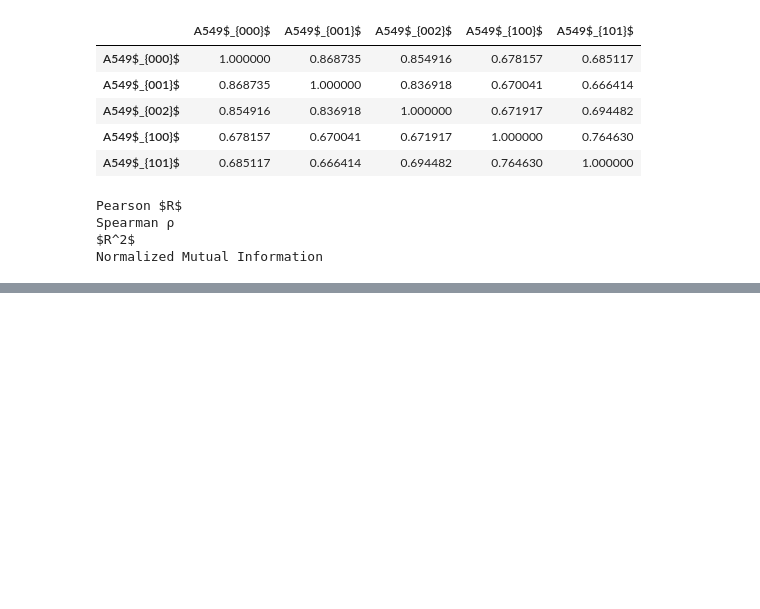
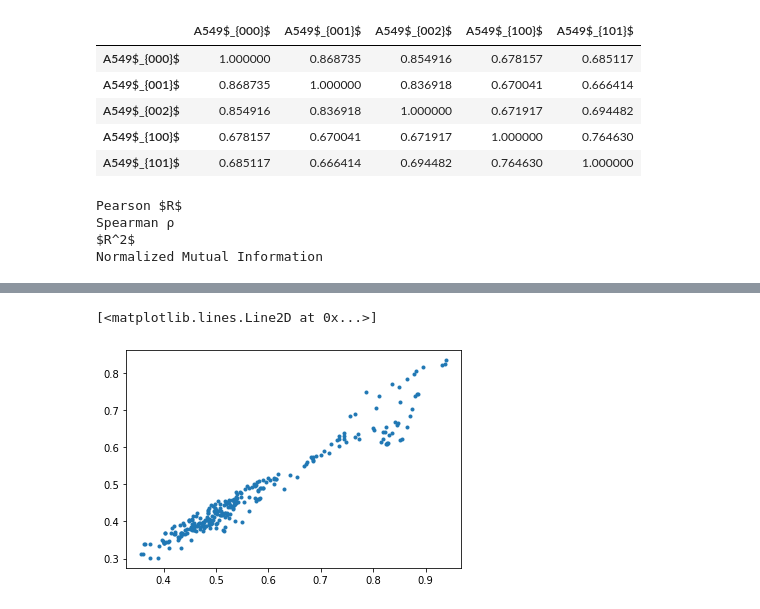
Before and after one commit to SLUR-m-Py/ATAC-seq_Simulation, a Jupyter notebook: NOTEBOOKS/Real_Correlation_Counts_with_cozeros.ipynb, the cells around one changed output, grey strips where cells are left out. Cells and saved outputs as stored; diff of their text form; code cells hidden in the pictures; blank space fills up the shorter version.

```diff
--- a/NOTEBOOKS/Real_Correlation_Counts_with_cozeros.ipynb
+++ b/NOTEBOOKS/Real_Correlation_Counts_with_cozeros.ipynb
@@ -345,0 +404,19 @@ fig.text(0.92,0.5,'Statistic Value',fontsize=16,va='center',ha='center',rotation
+# %%
+def undermask(df):
+
+    mask = np.ones(df.shape,dtype='bool')
+    mask[np.triu_indices(len(df))] = False
+
+    temp = np.concatenate(df.mask(~mask).values)
+
+    return temp[~(np.isnan(temp))]
+# %%
+per_val = undermask(per)
+spe_val = undermask(spe)
+rsq_val = undermask(rsq)
+nmi_val = undermask(nmi)
+# %%
+plt.plot(per_val,spe_val,'.')
+# %% [output]
+[<matplotlib.lines.Line2D at 0x...>]
+[figure, added]
```
Also changed, not shown: parts of 64 cells of this notebook, 14 other files.
